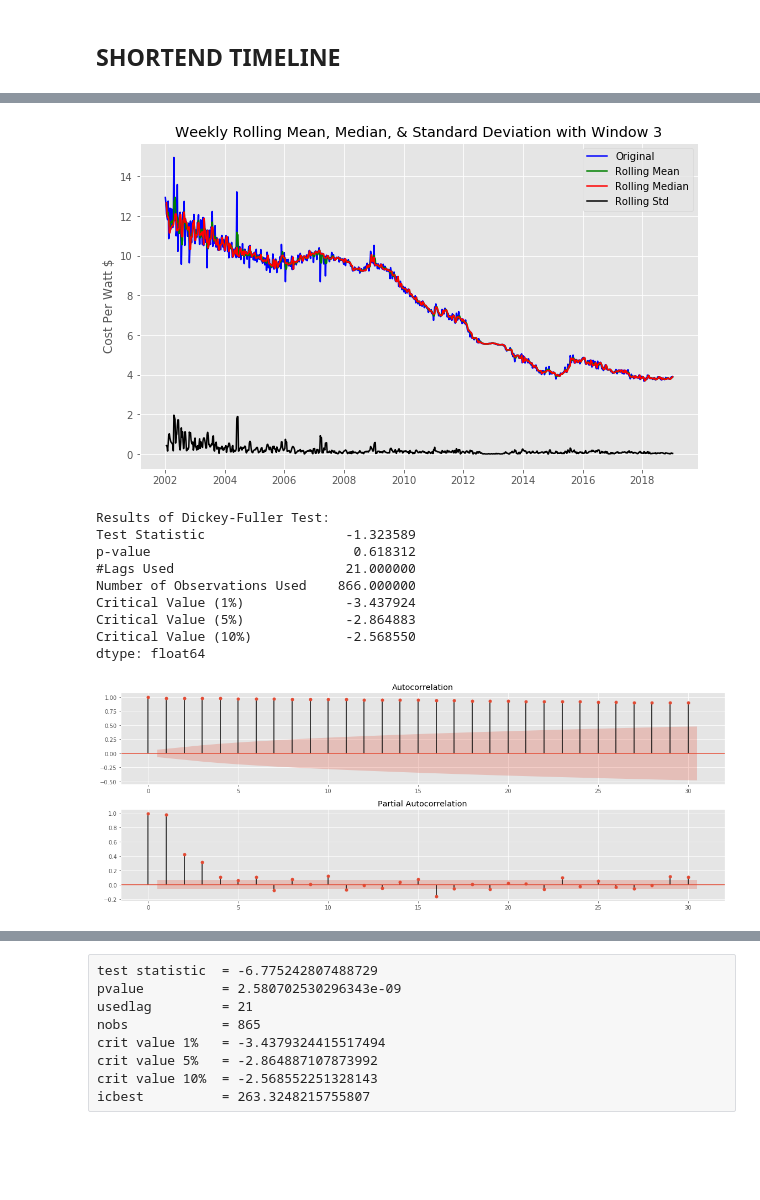
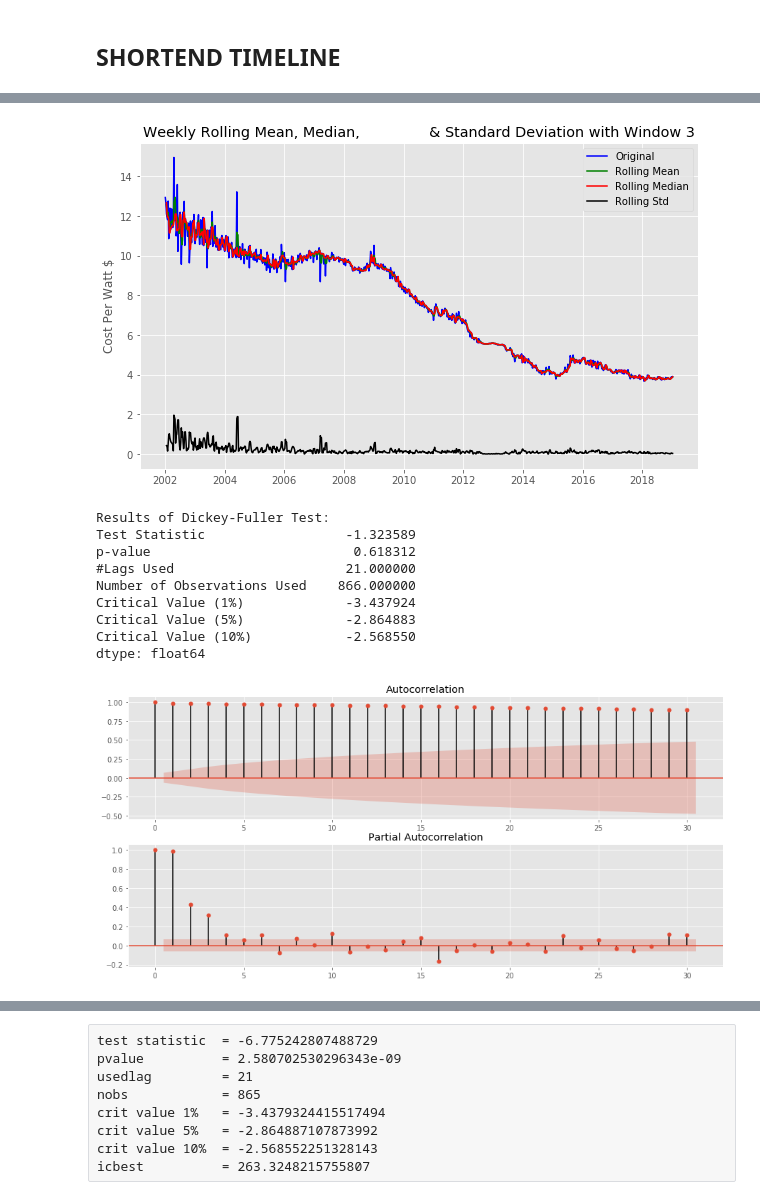
Before and after one commit to jrpaige/Solar, a Jupyter notebook: PREV/Solar_Time_Series.ipynb, the cells around one changed output, grey strips where cells are left out. Drawn from its saved outputs; the diff is of its cells as text; code cells hidden in the pictures; blank space fills up the shorter version.

```diff
--- a/PREV/Solar_Time_Series.ipynb
+++ b/PREV/Solar_Time_Series.ipynb
@@ -93,21 +76,20 @@ compute_autocorrelation(s_lagg)
-# %%
-rolling_plot(syw)
-
-test_stationarity(syw)
-# %% [output]
-[figure, removed]
-Results of Dickey-Fuller Test:
-Test Statistic                  -1.323589
-p-value                          0.618312
-#Lags Used                      21.000000
-Number of Observations Used    866.000000
-Critical Value (1%)             -3.437924
-Critical Value (5%)             -2.864883
-Critical Value (10%)            -2.568550
-dtype: float64
-# %%
-box_jenkins_plot(syw)
-# %% [output]
-[figure, removed]
+# %%
+rolling_plot(y)
+dfuller_test(y)
+# %% [output]
+[figure, added]
+Results of Dickey-Fuller Test:
+Test Statistic                  -1.323589
+p-value                          0.618312
+#Lags Used                      21.000000
+Number of Observations Used    866.000000
+Critical Value (1%)             -3.437924
+Critical Value (5%)             -2.864883
+Critical Value (10%)            -2.568550
+dtype: float64
+# %%
+autocor_plots(y)
+# %% [output]
+[figure, added]
 # %%
 #shortened timeline
```
Also changed, not shown: parts of 44 cells of this notebook, 2 other files.
